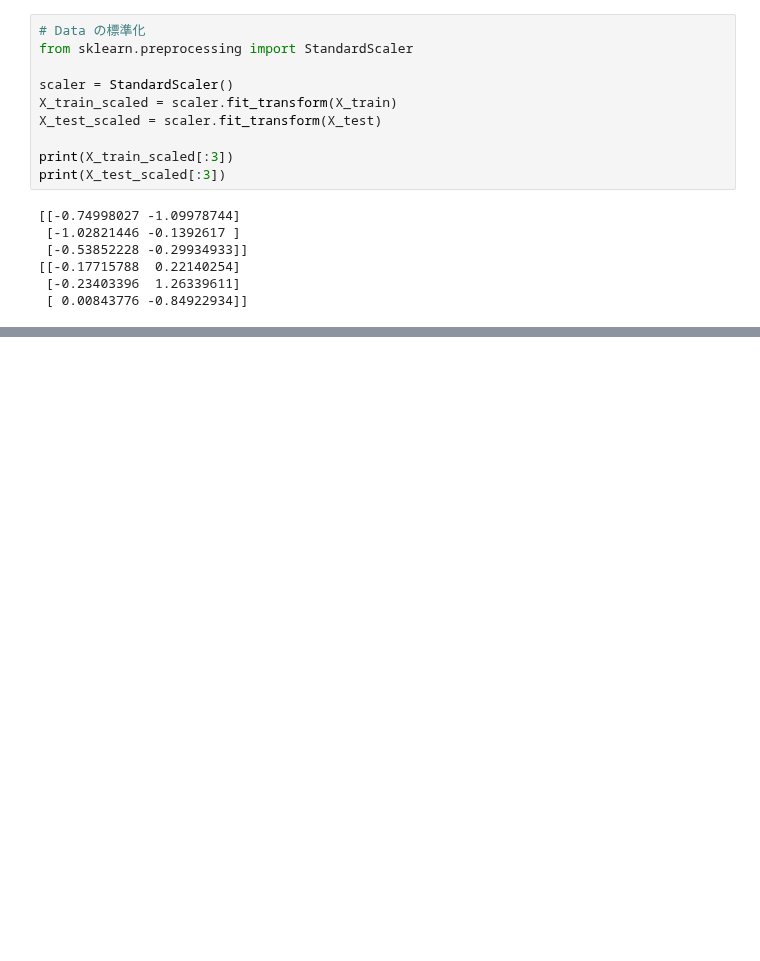
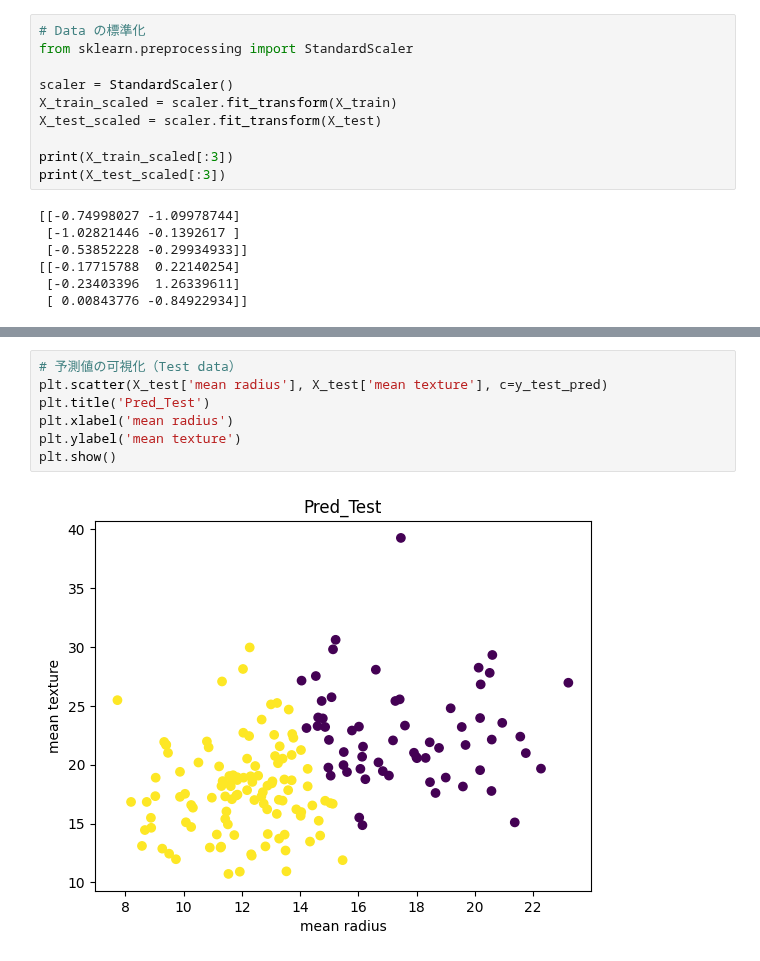
Before and after one commit to 1024xx4/ai_model_building_100, a Jupyter notebook: section07/section07.ipynb, the cells around one changed output, grey strips where cells are left out. Saved outputs shown, nothing was run; the diff lists cells and outputs as text; blank space fills up the shorter version.

```diff
--- a/section07/section07.ipynb
+++ b/section07/section07.ipynb
@@ -142,0 +172,9 @@ print(X_test_scaled[:3])
+# %%
+# 予測値の可視化（Test data）
+plt.scatter(X_test['mean radius'], X_test['mean texture'], c=y_test_pred)
+plt.title('Pred_Test')
+plt.xlabel('mean radius')
+plt.ylabel('mean texture')
+plt.show()
+# %% [output]
+[figure, added]
```
Also changed, not shown: parts of 4 cells of this notebook.
